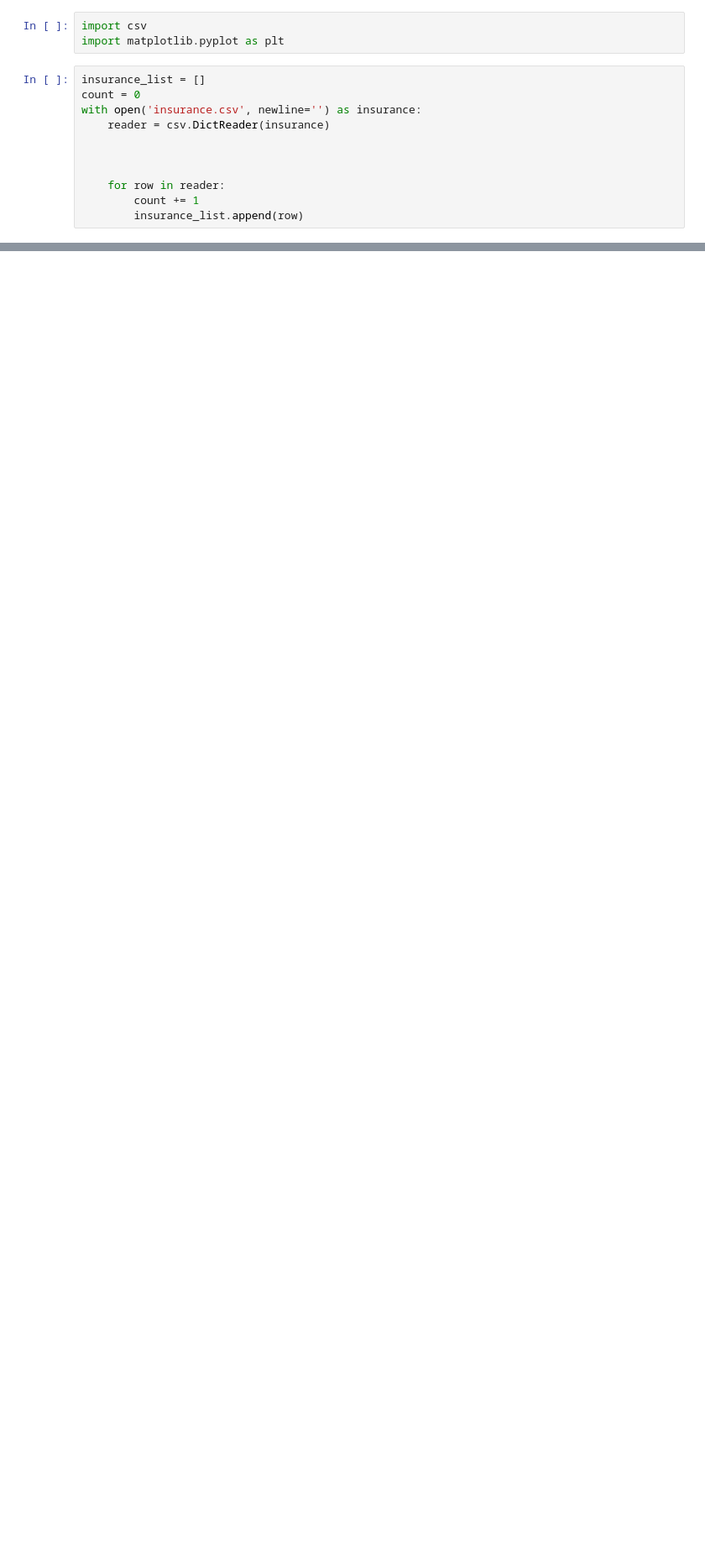
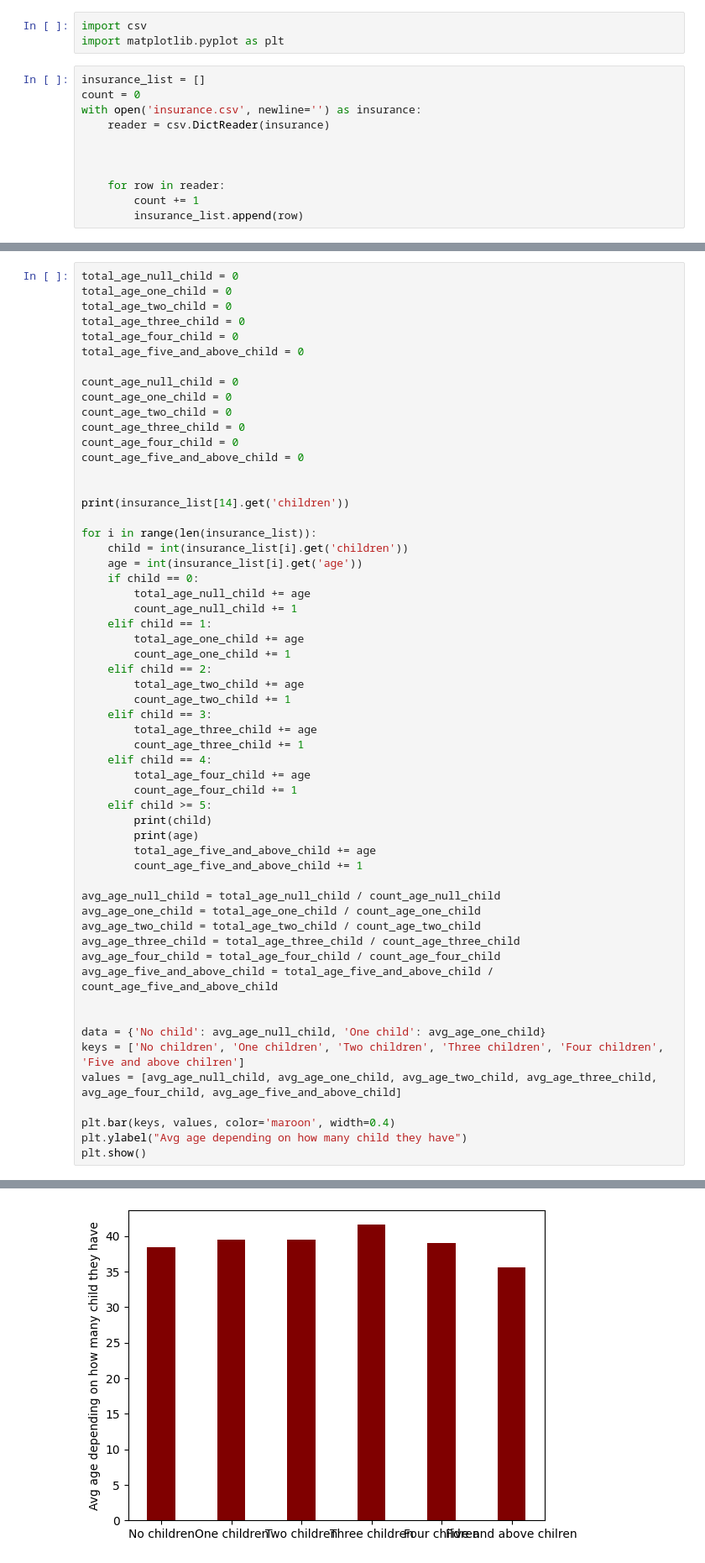
Before and after one commit to adrian-wiktorowicz/python-portfolio-project-medical-insurance, a Jupyter notebook: us-medical-insurance-costs.ipynb, the cells around one changed output, grey strips where cells are left out. Shown at 84% size. Cells and saved outputs as stored; diff of their text form; blank space fills up the shorter version.

Commit message:
avg age depending on amount of children

```diff
--- a/us-medical-insurance-costs.ipynb
+++ b/us-medical-insurance-costs.ipynb
@@ -98,3 +97,61 @@ plt.show()
 32050.23183153285
 8434.268297856199
 [figure]
+# %%
+total_age_null_child = 0
+total_age_one_child = 0
+total_age_two_child = 0
+total_age_three_child = 0
+total_age_four_child = 0
+total_age_five_and_above_child = 0
+
+count_age_null_child = 0
+count_age_one_child = 0
+count_age_two_child = 0
+count_age_three_child = 0
+count_age_four_child = 0
+count_age_five_and_above_child = 0
+
+
+print(insurance_list[14].get('children'))
+
+for i in range(len(insurance_list)):
+    child = int(insurance_list[i].get('children'))
+    age = int(insurance_list[i].get('age'))
+    if child == 0:
+        total_age_null_child += age
+        count_age_null_child += 1
+    elif child == 1:
+        total_age_one_child += age
+        count_age_one_child += 1
+    elif child == 2:
+        total_age_two_child += age
+        count_age_two_child += 1
+    elif child == 3:
+        total_age_three_child += age
+        count_age_three_child += 1
+    elif child == 4:
+        total_age_four_child += age
+        count_age_four_child += 1
+    elif child >= 5:
+        print(child)
+        print(age)
+        total_age_five_and_above_child += age
+        count_age_five_and_above_child += 1
+
+avg_age_null_child = total_age_null_child / count_age_null_child
+avg_age_one_child = total_age_one_child / count_age_one_child
+avg_age_two_child = total_age_two_child / count_age_two_child
+avg_age_three_child = total_age_three_child / count_age_three_child
+avg_age_four_child = total_age_four_child / count_age_four_child
+avg_age_five_and_above_child = total_age_five_and_above_child / count_age_five_and_above_child
+
+
+data = {'No child': avg_age_null_child, 'One child': avg_age_one_child}
+keys = ['No children', 'One children', 'Two children', 'Three children', 'Four children', 'Five and above chilren']
+values = [avg_age_null_child, avg_age_one_child, avg_age_two_child, avg_age_three_child, avg_age_four_child, avg_age_five_and_above_child]
+
+plt.bar(keys, values, color='maroon', width=0.4)
+plt.ylabel("Avg age depending on how many child they have")
+plt.show()
+# %% [output]
@@ -100,0 +175 @@ plt.show()
+[figure, added]
```
Also changed, not shown: parts of 2 cells of this notebook.
